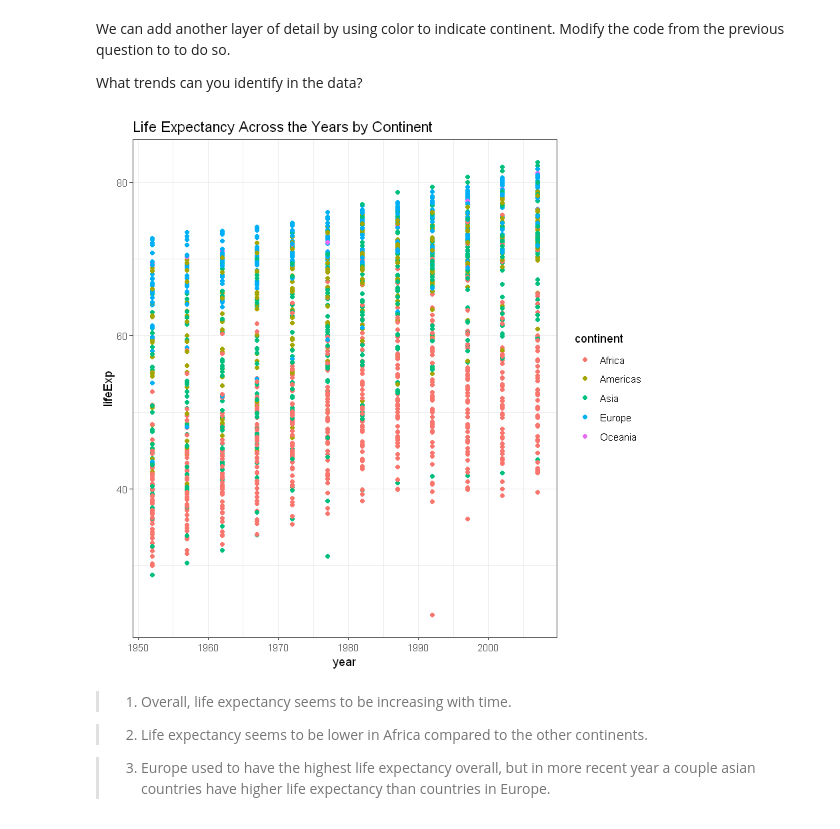
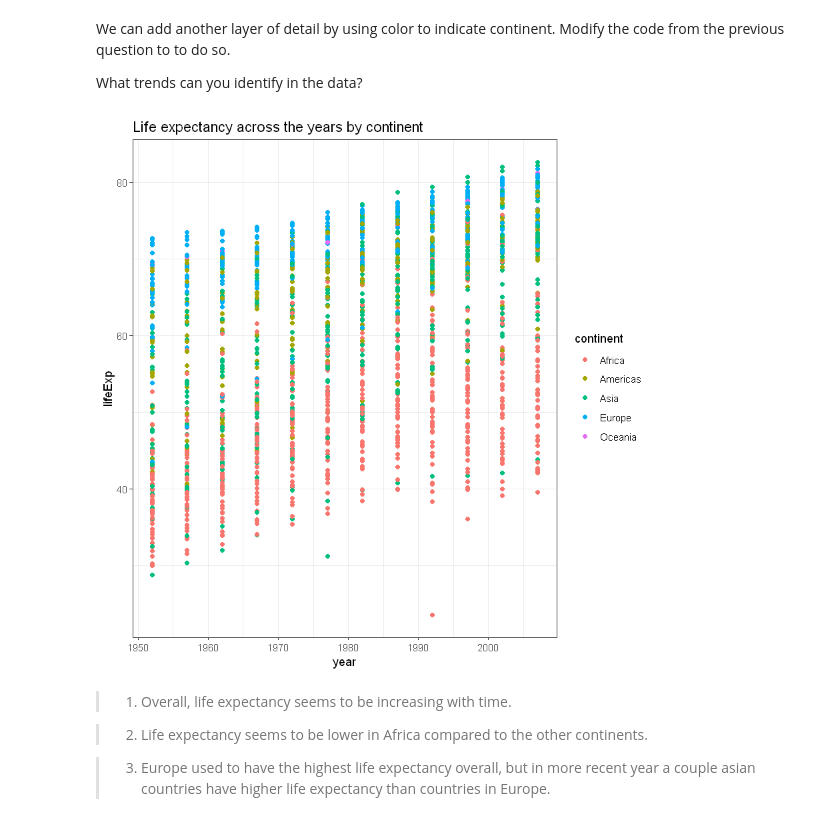
Before and after one commit to tardifmc/Tardif_DSPN_S22, a Jupyter notebook: Homework3.ipynb, the cells around one changed output. Cells and saved outputs as stored; diff of their text form; code cells hidden in the pictures.

```diff
--- a/Homework3.ipynb
+++ b/Homework3.ipynb
@@ -32,10 +39,10 @@ What trends can you identify in the data?
 # %%
 ggplot(hw3_data, aes(year, lifeExp, colour=continent)) +
    geom_point() +
      theme_bw() +
-    ggtitle("Life Expectancy Across the Years by Continent")
+    ggtitle("Life expectancy across the years by continent")
 # %% [output]
-[figure, old version]
+[figure, new version]
 # %% [markdown]
 > 1) Overall, life expectancy seems to be increasing with time.
 
```
Also changed, not shown: parts of 8 cells of this notebook.
